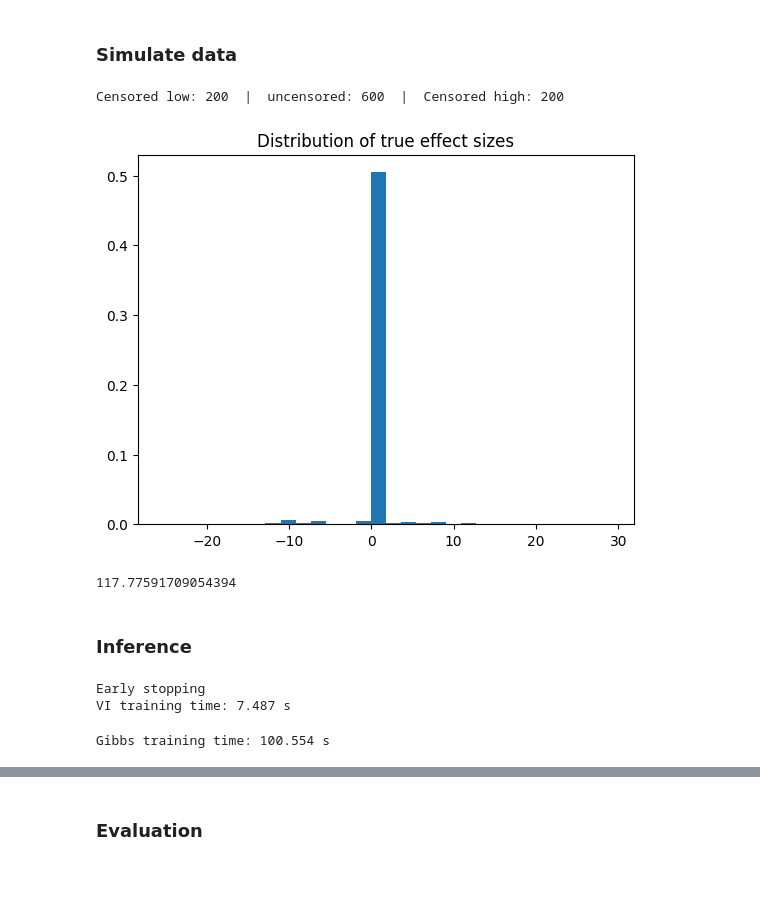
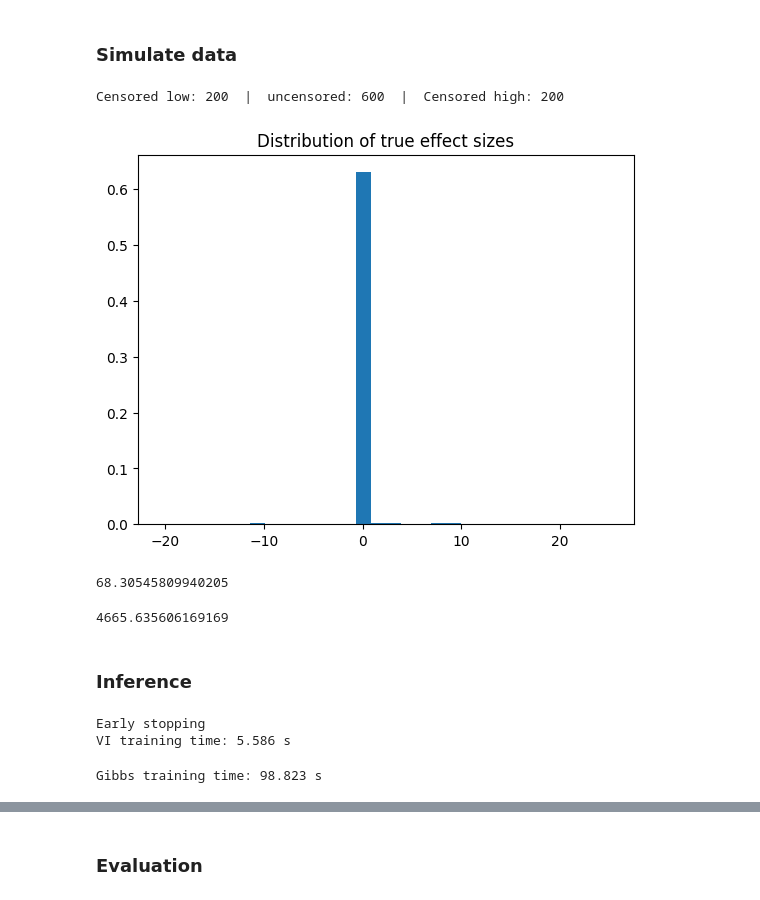
Before and after one commit to mariaestera/vi_tobit, a Jupyter notebook: mfvb_sparse_tobit.ipynb, the cells around one changed output, grey strips where cells are left out. Cells and saved outputs as stored; diff of their text form; code cells hidden in the pictures.

```diff
--- a/mfvb_sparse_tobit.ipynb
+++ b/mfvb_sparse_tobit.ipynb
@@ -23,32 +23,36 @@ from gibbs import gibbs_disc_spike_slab
 # %%
 rng= np.random.default_rng(42)
 
 n, d = 1_000, 500
 l_perc, u_perc = 20, 80
 r2 = 0.3
 snr = r2/(1-r2)
-perc_sig = 0.1
+perc_sig = 0.05
 beta_scale = 10
 
 X = sim.X_corr_blocks(n, d, k = 10, corr =0.7, seed = 42, intercept = False)
 beta_true = sim.beta_sparse(d, beta_scale, perc_sig, seed = 42)
 y, l, u, sigma_y_true, snr= sim.y_tobit_2(X, l_perc, u_perc, beta_true, snr = snr, seed=42)
 
 mask_l   = (y == l)
 mask_u   = (y == u)
 mask_mid = ~mask_l & ~mask_u
 
 print(f"Censored low: {mask_l.sum()}  |  uncensored: {mask_mid.sum()}  |  Censored high: {mask_u.sum()}")
 
 plt.hist(beta_true, bins =30, density = True)
 plt.title("Distribution of true effect sizes")
 plt.show()
 
 sigma_y_true
 # %% [output]
 Censored low: 200  |  uncensored: 600  |  Censored high: 200
-[figure, old version]
+[figure, new version]
-117.77591709054394
+68.30545809940205
+# %%
+sigma_y_true**2
+# %% [output]
+4665.635606169169
 # %% [markdown]
 ### Inference
 # %%
@@ -59,7 +63,7 @@ start = time.time()
 model_vi = q_tobit(
     X, y,
     tau2=100.0,
-    pi0=0.1,
+    pi0=0.05,
     seed=42,
 )
 model_vi.fit(n_iter=1000, em_warmup = 50, gamma_seq=False)
@@ -73,7 +77,7 @@ start = time.time()
 model_gibbs = gibbs_disc_spike_slab(
     X, y,
     tau2=100.0,
-    pi0=0.1,
+    pi0=0.05,
     seed=42,
 )
 beta_samples, gamma_samples, sigma_samples = model_gibbs.fit(
@@ -81,15 +85,15 @@ beta_samples, gamma_samples, sigma_samples = model_gibbs.fit(
     em_warmup = 0,
     burn_in = 500,
     gamma_seq = False,
-    em = True
+    em = False
 )
 end = time.time()
 
 print(f"Gibbs training time: {end - start:.3f} s")
 # %% [output]
 Early stopping
-VI training time: 7.487 s
+VI training time: 5.586 s
-Gibbs training time: 100.554 s
+Gibbs training time: 98.823 s
 # %%
 print(model_vi.pi0, model_gibbs.pi0)
 print(model_vi.tau2, model_gibbs.tau2)
```
Also changed, not shown: parts of 4 cells of this notebook, 7 other files.
